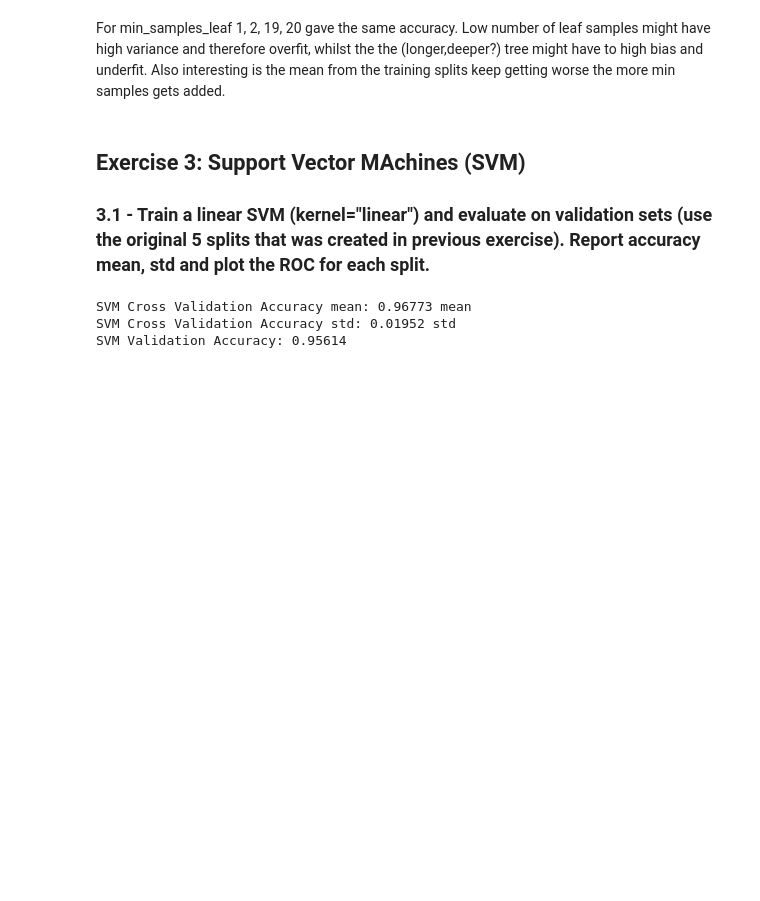
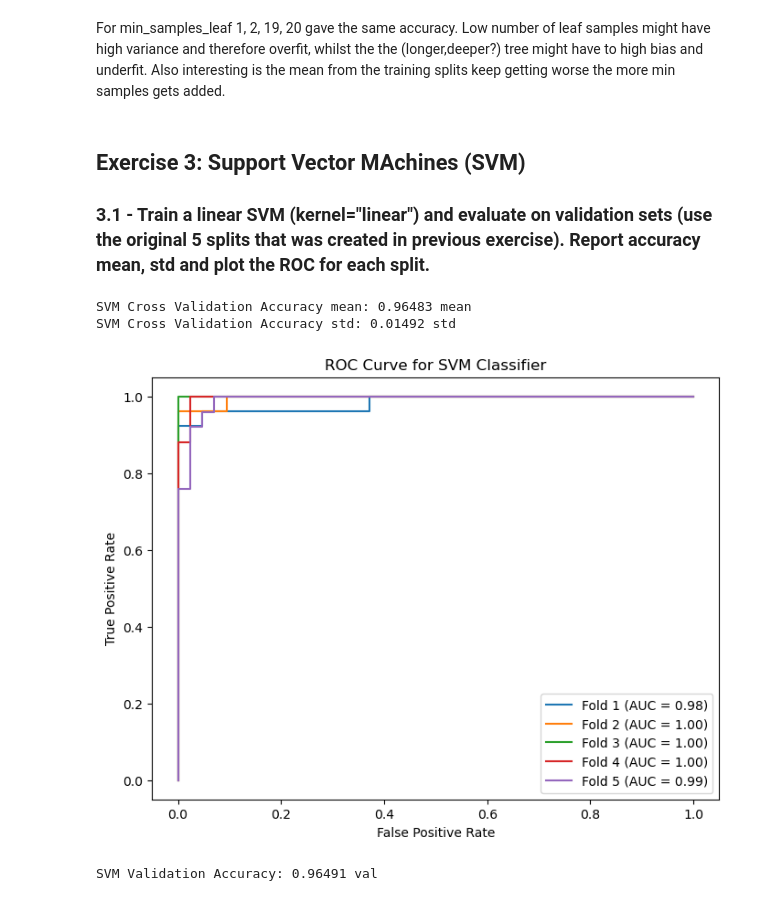
Before and after one commit to lcmolteberg/MachineOblig2, a Jupyter notebook: main.ipynb, the cells around one changed output. Drawn from its saved outputs; the diff is of its cells as text; code cells hidden in the pictures; blank space fills up the shorter version.

```diff
--- a/main.ipynb
+++ b/main.ipynb
@@ -242,15 +243,37 @@ For min_samples_leaf 1, 2, 19, 20 gave the same accuracy. Low number of leaf sam
 ### 3.1 - Train a linear SVM (kernel="linear") and evaluate on validation sets (use the original 5 splits that was created in previous exercise). Report accuracy mean, std and plot the ROC for each split.
 # %%
 # Trains a linear SVM (kernel="linear") and evaluate on validation sets (use the original 5 splits that was created in previous exercise). Report accuracy mean, std and plot the ROC for each split.
-svm_clf = make_pipeline(StandardScaler(), LinearSVC(random_state=42, C=1))
+svm_clf = make_pipeline(StandardScaler(), SVC(kernel="linear", random_state=42, C=1, probability=True))
 cv_scores = cross_val_score(svm_clf, X_train, y_train, cv=5, scoring="accuracy")
-svm_clf.fit(X_train, y_train)
-# Validation set
-val_score = svm_clf.score(X_val, y_val)
+
+
+
 print("SVM Cross Validation Accuracy mean:", np.round(np.mean(cv_scores), 5), "mean")
 print("SVM Cross Validation Accuracy std:", np.round(np.std(cv_scores), 5), "std")
-print("SVM Validation Accuracy:", np.round(val_score, 5))
+
+
+skf = StratifiedKFold(n_splits=5, shuffle=False)
+plt.figure(figsize=(8,6))
+for i, (tr_idx, va_idx) in enumerate(skf.split(X_train, y_train), start=1):
+    X_tr, X_va = X_train.iloc[tr_idx], X_train.iloc[va_idx]
+    y_tr, y_va = y_train.iloc[tr_idx], y_train.iloc[va_idx]
+    svm_clf.fit(X_tr, y_tr)
+    y_proba = svm_clf.predict_proba(X_va)[:, 1]
+    fpr, tpr, _ = roc_curve(y_va, y_proba)
+    roc_auc = auc(fpr, tpr)
+    plt.plot(fpr, tpr, label=f'Fold {i} (AUC = {roc_auc:.2f})')
+
+plt.xlabel('False Positive Rate')
+plt.ylabel('True Positive Rate')
+plt.title('ROC Curve for SVM Classifier')
+plt.legend()
+plt.show()
+
+svm_clf.fit(X_train, y_train)
+val_score = svm_clf.score(X_val, y_val)
+print("SVM Validation Accuracy:", np.round(val_score, 5), "val")
 # %% [output]
-SVM Cross Validation Accuracy mean: 0.96773 mean
-SVM Cross Validation Accuracy std: 0.01952 std
-SVM Validation Accuracy: 0.95614
+SVM Cross Validation Accuracy mean: 0.96483 mean
+SVM Cross Validation Accuracy std: 0.01492 std
+[figure, added]
+SVM Validation Accuracy: 0.96491 val
```
Also changed, not shown: parts of 1 cell of this notebook.
